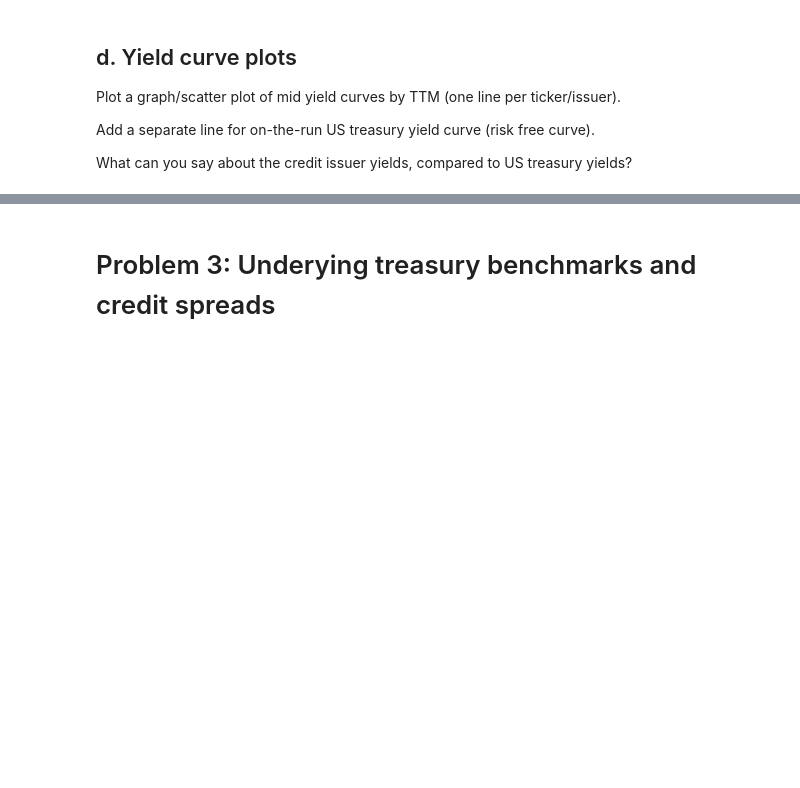
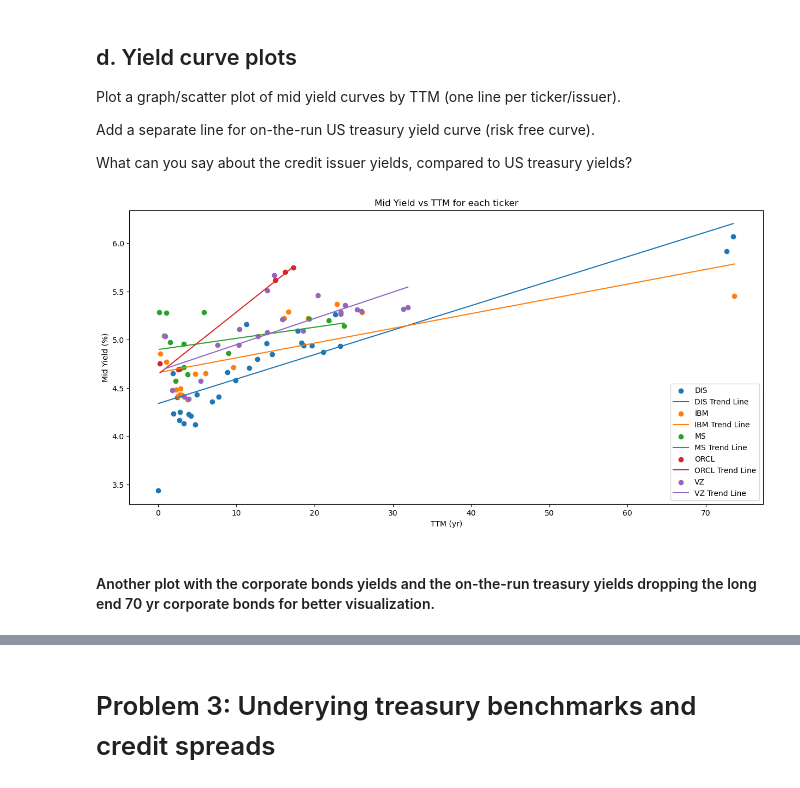
Before and after one commit to alanwake47/FINM-35700-Credit-Markets, a Jupyter notebook: week1/CreditMarkets_Homework_1/homework/Homework 1.ipynb, the cells around one changed output, grey strips where cells are left out. Saved outputs shown, nothing was run; the diff lists cells and outputs as text; code cells hidden in the pictures; blank space fills up the shorter version.

```diff
--- a/week1/CreditMarkets_Homework_1/homework/Homework 1.ipynb
+++ b/week1/CreditMarkets_Homework_1/homework/Homework 1.ipynb
@@ -286,3 +383,11 @@ Join the filtered corporate bonds symbology dataframe with the market data, to a
 |----------|-------|-------------|-----|----------|---------|---------|---------|---------|
 
 List the unique tickers/issuers available in the dataframe.
+# %%
+#merge the corp_symbology with the market data (md) on figi
+corp_symbology_md = pd.merge(corp_symbology, md, on='figi', how='inner')
+#change mid_clean column name to "mid" & rename "ticker_x" to "ticker"
+corp_symbology_md.rename(columns={'mid_clean': 'mid', 'ticker_x': 'ticker'}, inplace=True)
+#drop "ticker_y" column
+corp_symbology_md.drop(columns=['ticker_y'], inplace=True)
+corp_symbology_md
@@ -288,0 +415,17 @@ List the unique tickers/issuers available in the dataframe.
+# %%
+#Use the function get_mid_yield to get the implied yield from the mid price
+corp_symbology_md1 = get_mid_yield(corp_symbology_md)
+# %%
+# keep only the columns we need | date | bid | ask | mid | bid_yield | ask_yield | mid_yield | term | TTM | in corp_symbology_md1
+corp_symbology_md2 = corp_symbology_md1[['ticker','date', 'bid', 'ask', 'mid', 'bid_yield', 'ask_yield', 'mid_yield', 'term', 'TTM']]
+# %%
+#sort mid_yield in ascending order
+corp_symbology_md2.sort_values(by=['mid_yield'], inplace=True)
+#drop the rows with mid_yield = 0
+corp_symbology_md2 = corp_symbology_md2[corp_symbology_md2['mid_yield'] != 0]
+#drop the rows with mid_yield = NaN
+corp_symbology_md2 = corp_symbology_md2.dropna(subset=['mid_yield'])
+#sort TTM in ascending order
+corp_symbology_md2.sort_values(by=['TTM'], inplace=True)
+#reset index
+corp_symbology_md2.reset_index(drop=True, inplace=True)
@@ -294,3 +453,22 @@ Plot a graph/scatter plot of mid yield curves by TTM (one line per ticker/issuer
 Add a separate line for on-the-run US treasury yield curve (risk free curve).
 
 What can you say about the credit issuer yields, compared to US treasury yields?
+# %%
+#Plot a graph/scatter plot of mid yield curves by TTM (one line per ticker/issuer).
+#group by the data by ticker and plot the mid_yield vs TTM for each ticker
+fig, ax = plt.subplots(figsize=(15, 7))
+for ticker, group in corp_symbology_md2.groupby('ticker'):
+    ax.scatter(group['TTM'], group['mid_yield'], label=ticker)
+    #add best fit line
+    z = np.polyfit(group['TTM'], group['mid_yield'], 1)
+    p = np.poly1d(z)
+    plt.plot(group['TTM'], p(group['TTM']), label = f'{ticker} Trend Line')
+ax.set_xlabel('TTM (yr)')
+ax.set_ylabel('Mid Yield (%)')
+ax.set_title('Mid Yield vs TTM for each ticker')
+plt.legend()
+plt.show()
+# %% [output]
+[figure, added]
+# %% [markdown]
+#### Another plot with the corporate bonds yields and the on-the-run treasury yields dropping the long end 70 yr corporate bonds for better visualization.
```
Also changed, not shown: parts of 17 cells of this notebook.
